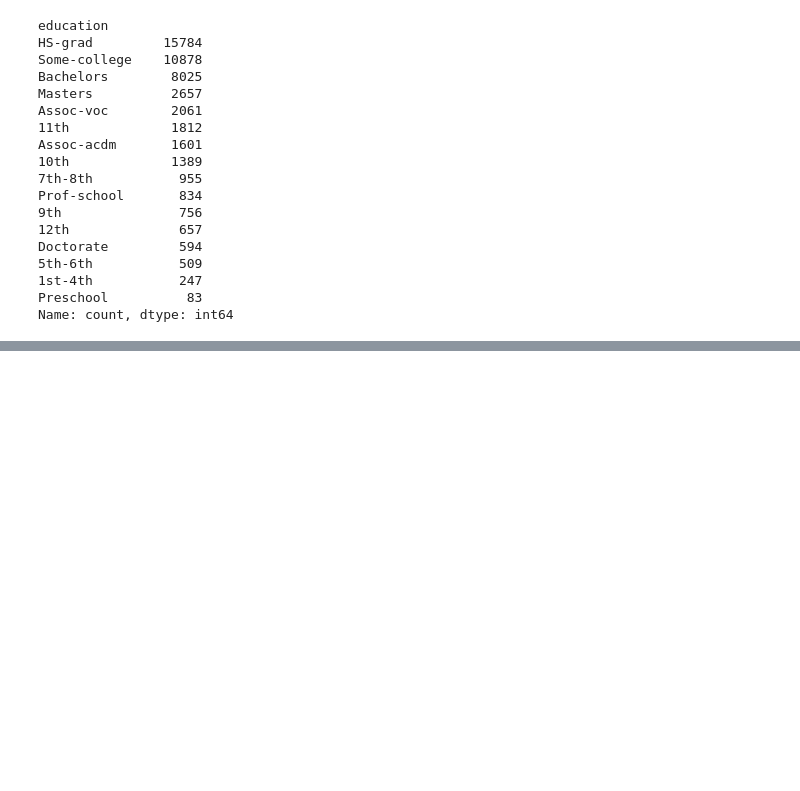
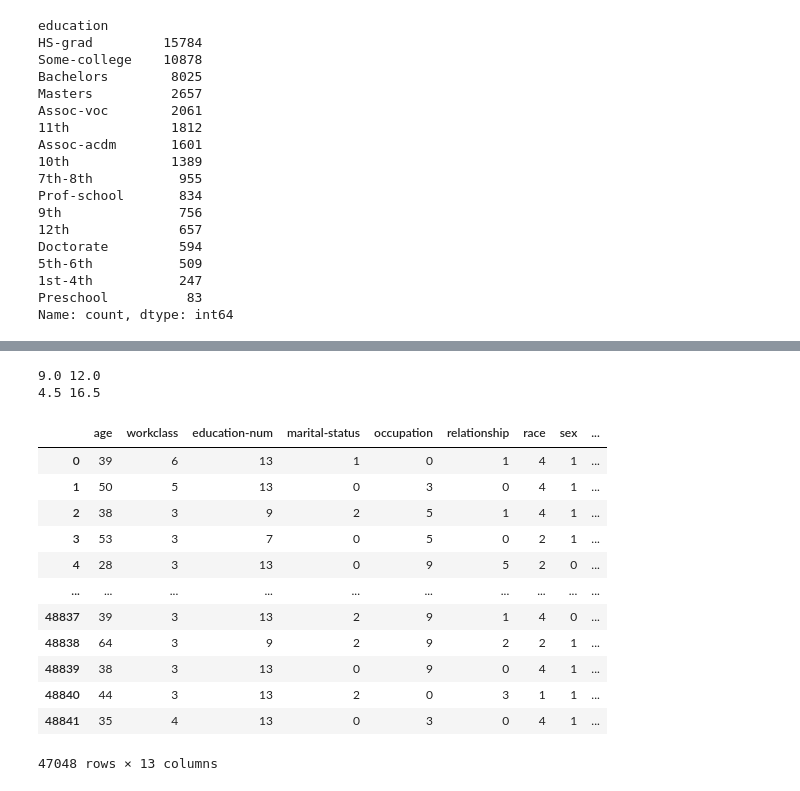
Before and after one commit to Imanjith/machineLearningCW, a Jupyter notebook: main.ipynb, the cells around one changed output, grey strips where cells are left out. Drawn from its saved outputs; the diff is of its cells as text; code cells hidden in the pictures; blank space fills up the shorter version.

```diff
--- a/main.ipynb
+++ b/main.ipynb
@@ -296,0 +129,5 @@ NameError: name 'RandomForestClassifier' is not defined
+# %%
+#Compressing these multiple fields into a simpler set because some are not required
+
+X["marital-status"] = X["marital-status"].replace(["Married-civ-spouse", "Married-AF-spouse"], "Married")
+X["marital-status"] = X["marital-status"].replace(["Divorced", "Separated", "Widowed","Married-spouse-absent" ], "Other")
@@ -296,0 +180,31 @@ NameError: name 'RandomForestClassifier' is not defined
+# %%
+def removeOutliers(columnName,X):
+    X1 = X[columnName].quantile(0.25)
+    X3 = X[columnName].quantile(0.75)
+    print(X1, X3)
+    IQR = X3 - X1
+    lower_limit = X1 - 1.5*IQR
+    upper_limit = X3 + 1.5*IQR
+    print(lower_limit, upper_limit)
+    X_updated = X[(X[columnName]>lower_limit)&(X[columnName]<upper_limit)]
+    return X_updated
+# %%
+X = removeOutliers("education-num",X)
+
+X
+# %% [output]
+9.0 12.0
+4.5 16.5
+|  | age | workclass | education-num | marital-status | occupation | relationship | race | sex | ... |
+| 0 | 39 | 6 | 13 | 1 | 0 | 1 | 4 | 1 | ... |
+| 1 | 50 | 5 | 13 | 0 | 3 | 0 | 4 | 1 | ... |
+| 2 | 38 | 3 | 9 | 2 | 5 | 1 | 4 | 1 | ... |
+| 3 | 53 | 3 | 7 | 0 | 5 | 0 | 2 | 1 | ... |
+| 4 | 28 | 3 | 13 | 0 | 9 | 5 | 2 | 0 | ... |
+| ... | ... | ... | ... | ... | ... | ... | ... | ... | ... |
+| 48837 | 39 | 3 | 13 | 2 | 9 | 1 | 4 | 0 | ... |
+| 48838 | 64 | 3 | 9 | 2 | 9 | 2 | 2 | 1 | ... |
+| 48839 | 38 | 3 | 13 | 0 | 9 | 0 | 4 | 1 | ... |
+| 48840 | 44 | 3 | 13 | 2 | 0 | 3 | 1 | 1 | ... |
+| 48841 | 35 | 4 | 13 | 0 | 3 | 0 | 4 | 1 | ... |
+47048 rows × 13 columns
```
Also changed, not shown: parts of 50 cells of this notebook.
